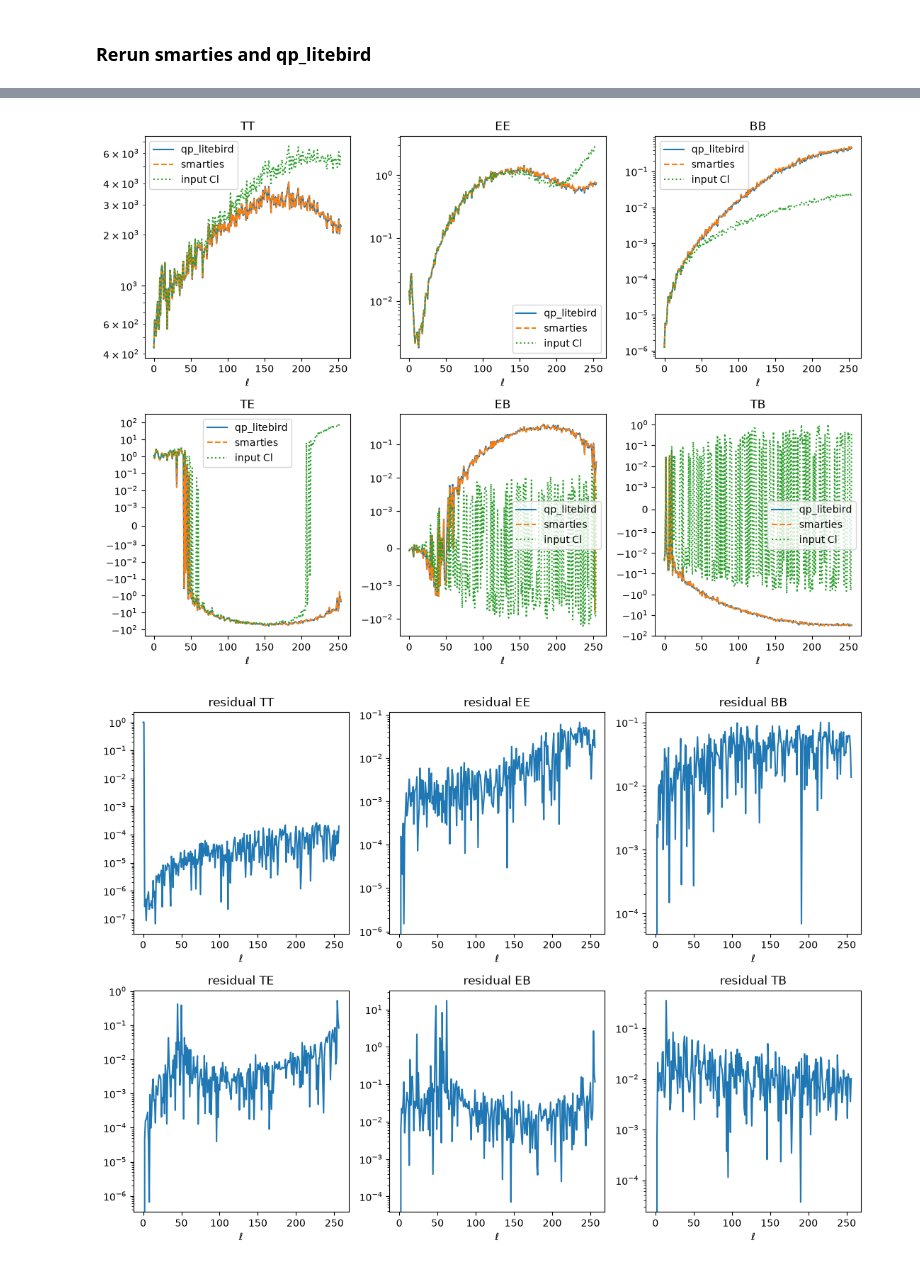
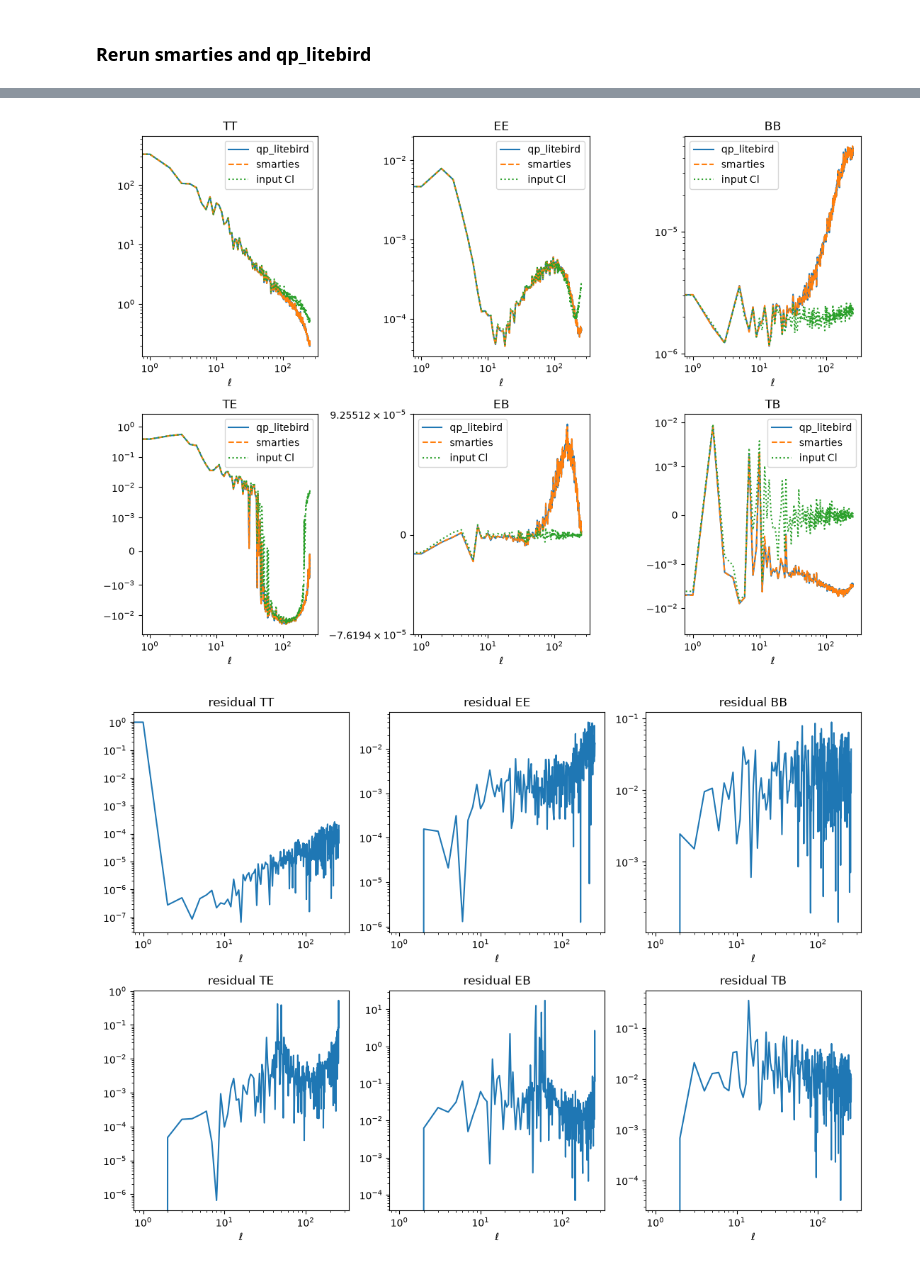
Before and after one commit to litebird/qp_litebird, a Jupyter notebook: notebooks/example.ipynb, the cells around one changed output, grey strips where cells are left out. Saved outputs shown, nothing was run; the diff lists cells and outputs as text; code cells hidden in the pictures.

```diff
--- a/notebooks/example.ipynb
+++ b/notebooks/example.ipynb
@@ -232,22 +231,21 @@ convolved[2, mask_hits != 0] = final_maps[2].real
 # %%
 # Observed power spectra
 smarties_cl = hp.anafast(convolved, lmax=lmax, pol=True)  # (4, lmax+1)
-dl_factor=np.array([l*(l+1)/(2*np.pi) for l in range(2,lmax+1)])
 labels = ["TT", "EE", "BB", "TE","EB","TB"]
 fig, axes = plt.subplots(2, 3, figsize=(11, 8))
 for idx, (ax, label) in enumerate(zip(axes.ravel(), labels)):
     if idx<3:
-        ax.semilogy(qp_spectra[idx][2:]*dl_factor, label="qp_litebird")
-        ax.semilogy(smarties_cl[idx][2:]*dl_factor, label="smarties", ls="--")
-        ax.semilogy(cl_true[idx][2:]*dl_factor, label="input Cl", ls=":")
+        ax.semilogy(qp_spectra[idx][2:], label="qp_litebird")
+        ax.semilogy(smarties_cl[idx][2:], label="smarties", ls="--")
+        ax.semilogy(cl_true[idx][2:], label="input Cl", ls=":")
         # ax.set_ylim([1e-6, 1e-2])
     else:
-        ax.plot(qp_spectra[idx][2:]*dl_factor, label="qp_litebird")
-        ax.plot(smarties_cl[idx][2:]*dl_factor, label="smarties", ls="--")
-        ax.plot(cl_true[idx][2:]*dl_factor, label="input Cl", ls=":")
+        ax.plot(qp_spectra[idx][2:], label="qp_litebird")
+        ax.plot(smarties_cl[idx][2:], label="smarties", ls="--")
+        ax.plot(cl_true[idx][2:], label="input Cl", ls=":")
         ax.set_yscale('symlog', linthresh=1e-3)
     ax.set_title(label)
-
+    ax.set_xscale('log')
     ax.legend()
     ax.set_xlabel(r"$\ell$")
 plt.tight_layout()
@@ -260,6 +258,7 @@ for idx, (ax, label) in enumerate(zip(axes.ravel(), labels)):
     ax.semilogy(residual)
     ax.set_title(f"residual {label}")
     ax.set_xlabel(r"$\ell$")
+    ax.set_xscale('log')
 plt.tight_layout()
 plt.show()
 # %% [output]
@@ -405,36 +404,36 @@ TT[0,0,0] = 1.0000000000000038
 # %%
 # Observed power spectra
 smarties_cl = hp.anafast(convolved, lmax=lmax, pol=True)  # (4, lmax+1)
-dl_factor=np.array([l*(l+1)/(2*np.pi) for l in range(2,lmax+1)])
 labels = ["TT", "EE", "BB", "TE","EB","TB"]
 fig, axes = plt.subplots(2, 3, figsize=(11, 8))
 for idx, (ax, label) in enumerate(zip(axes.ravel(), labels)):
     if idx<3:
-        ax.semilogy(qp_spectra[idx][2:]*dl_factor, label="qp_litebird")
-        ax.semilogy(smarties_cl[idx][2:]*dl_factor, label="smarties", ls="--")
-        ax.semilogy(cl_true[idx][2:]*dl_factor, label="input Cl", ls=":")
+        ax.semilogy(qp_spectra[idx][2:], label="qp_litebird")
+        ax.semilogy(smarties_cl[idx][2:], label="smarties", ls="--")
+        ax.semilogy(cl_true[idx][2:], label="input Cl", ls=":")
         # ax.set_ylim([1e-6, 1e-2])
     else:
-        ax.plot(qp_spectra[idx][2:]*dl_factor, label="qp_litebird")
-        ax.plot(smarties_cl[idx][2:]*dl_factor, label="smarties", ls="--")
-        ax.plot(cl_true[idx][2:]*dl_factor, label="input Cl", ls=":")
+        ax.plot(qp_spectra[idx][2:], label="qp_litebird")
+        ax.plot(smarties_cl[idx][2:], label="smarties", ls="--")
+        ax.plot(cl_true[idx][2:], label="input Cl", ls=":")
         ax.set_yscale('symlog', linthresh=1e-3)
     ax.set_title(label)
-
+    ax.set_xscale('log')
     ax.legend()
     ax.set_xlabel(r"$\ell$")
 plt.tight_layout()
 plt.show()
 
 # Relative residual
 fig, axes = plt.subplots(2, 3, figsize=(11, 8))
 for idx, (ax, label) in enumerate(zip(axes.ravel(), labels)):
     residual = np.abs(qp_spectra[idx] - smarties_cl[idx])/np.maximum(np.abs(smarties_cl[idx]), 1e-30)
     ax.semilogy(residual)
     ax.set_title(f"residual {label}")
     ax.set_xlabel(r"$\ell$")
+    ax.set_xscale('log')
 plt.tight_layout()
 plt.show()
 # %% [output]
-[figure, old version]
+[figure, new version]
-[figure, old version]
+[figure, new version]
```
Also changed, not shown: parts of 11 cells of this notebook, 1 other file.
